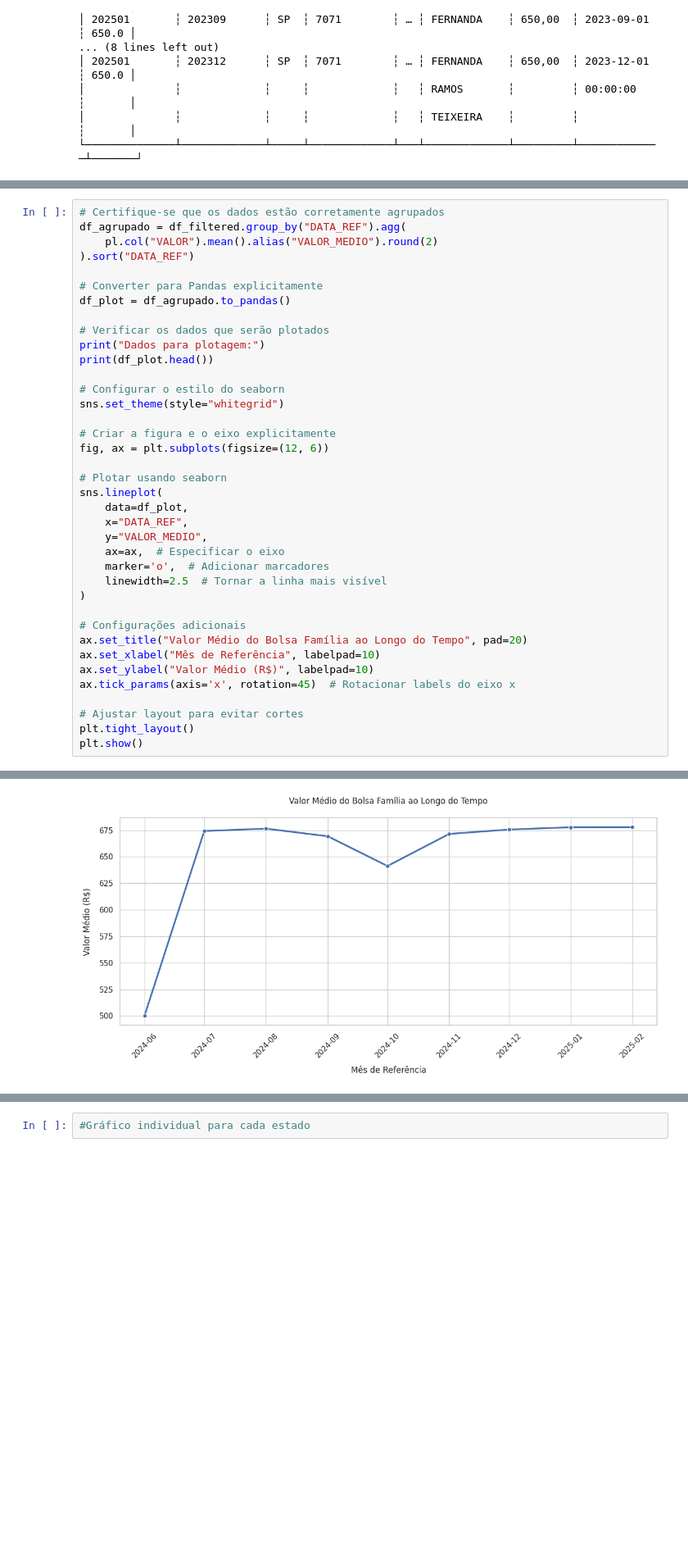
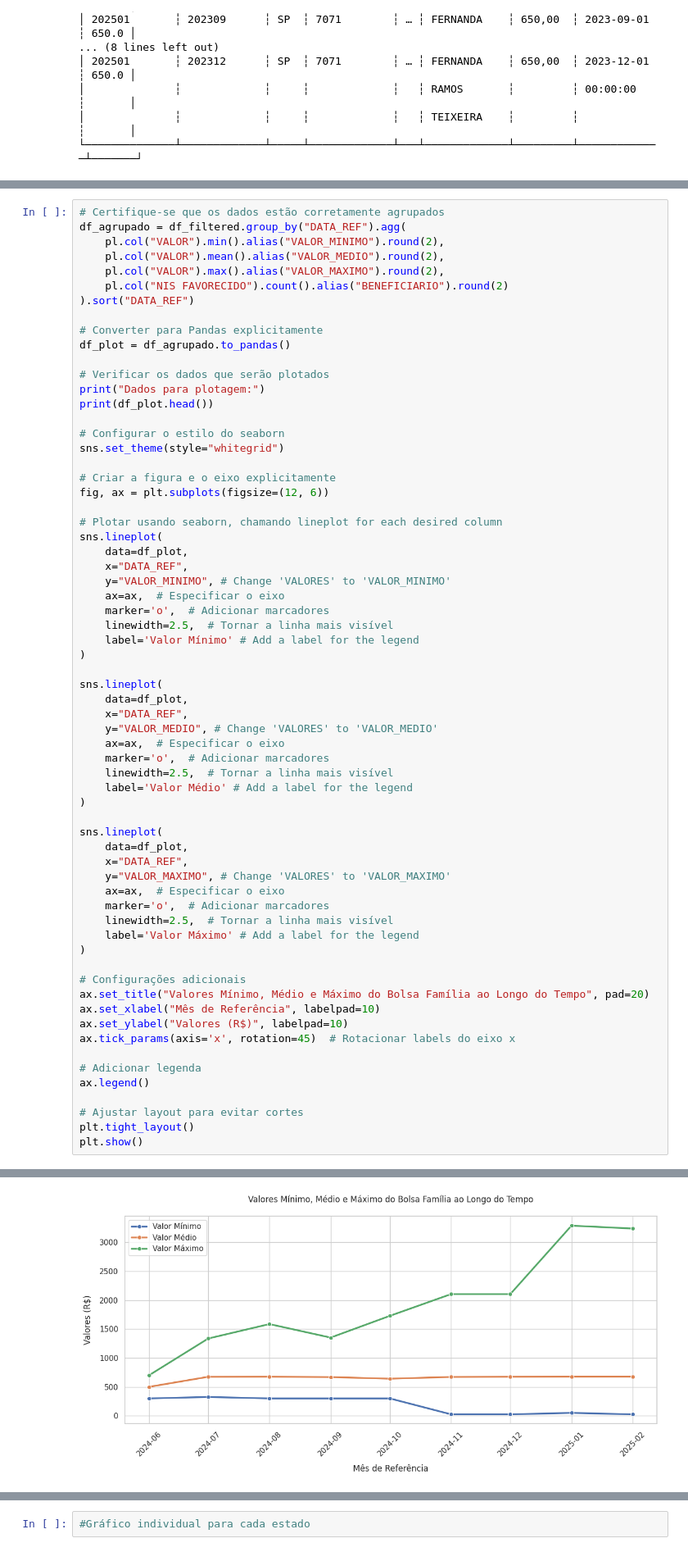
Before and after one commit to ResidenciaSerratecDados/Big_Data, a Jupyter notebook: RegressaoLinear/3Estados.ipynb, the cells around one changed output, grey strips where cells are left out. Shown: that part at 82% size. Saved outputs shown, nothing was run; the diff lists cells and outputs as text; blank space fills up the shorter version.

Commit message:
Mínimo, Média, Máximo e Beneficiarios

```diff
--- a/RegressaoLinear/3Estados.ipynb
+++ b/RegressaoLinear/3Estados.ipynb
@@ -134,7 +148,10 @@ shape: (700_000, 11)
 # %%
 # Certifique-se que os dados estão corretamente agrupados
 df_agrupado = df_filtered.group_by("DATA_REF").agg(
-    pl.col("VALOR").mean().alias("VALOR_MEDIO").round(2)
+    pl.col("VALOR").min().alias("VALOR_MINIMO").round(2),
+    pl.col("VALOR").mean().alias("VALOR_MEDIO").round(2),
+    pl.col("VALOR").max().alias("VALOR_MAXIMO").round(2),
+    pl.col("NIS FAVORECIDO").count().alias("BENEFICIARIO").round(2)
 ).sort("DATA_REF")
 
 # Converter para Pandas explicitamente
@@ -150,21 +167,45 @@ sns.set_theme(style="whitegrid")
 # Criar a figura e o eixo explicitamente
 fig, ax = plt.subplots(figsize=(12, 6))
 
-# Plotar usando seaborn
+# Plotar usando seaborn, chamando lineplot for each desired column
 sns.lineplot(
     data=df_plot,
     x="DATA_REF",
-    y="VALOR_MEDIO",
+    y="VALOR_MINIMO", # Change 'VALORES' to 'VALOR_MINIMO'
     ax=ax,  # Especificar o eixo
     marker='o',  # Adicionar marcadores
-    linewidth=2.5  # Tornar a linha mais visível
+    linewidth=2.5,  # Tornar a linha mais visível
+    label='Valor Mínimo' # Add a label for the legend
+)
+
+sns.lineplot(
+    data=df_plot,
+    x="DATA_REF",
+    y="VALOR_MEDIO", # Change 'VALORES' to 'VALOR_MEDIO'
+    ax=ax,  # Especificar o eixo
+    marker='o',  # Adicionar marcadores
+    linewidth=2.5,  # Tornar a linha mais visível
+    label='Valor Médio' # Add a label for the legend
+)
+
+sns.lineplot(
+    data=df_plot,
+    x="DATA_REF",
+    y="VALOR_MAXIMO", # Change 'VALORES' to 'VALOR_MAXIMO'
+    ax=ax,  # Especificar o eixo
+    marker='o',  # Adicionar marcadores
+    linewidth=2.5,  # Tornar a linha mais visível
+    label='Valor Máximo' # Add a label for the legend
 )
 
 # Configurações adicionais
-ax.set_title("Valor Médio do Bolsa Família ao Longo do Tempo", pad=20)
+ax.set_title("Valores Mínimo, Médio e Máximo do Bolsa Família ao Longo do Tempo", pad=20)
 ax.set_xlabel("Mês de Referência", labelpad=10)
-ax.set_ylabel("Valor Médio (R$)", labelpad=10)
+ax.set_ylabel("Valores (R$)", labelpad=10)
 ax.tick_params(axis='x', rotation=45)  # Rotacionar labels do eixo x
+
+# Adicionar legenda
+ax.legend()
 
 # Ajustar layout para evitar cortes
 plt.tight_layout()
@@ -180 +221 @@ Dados para plotagem:
-[figure, old version]
+[figure, new version]
```
Also changed, not shown: parts of 25 cells of this notebook, 5 other files.
